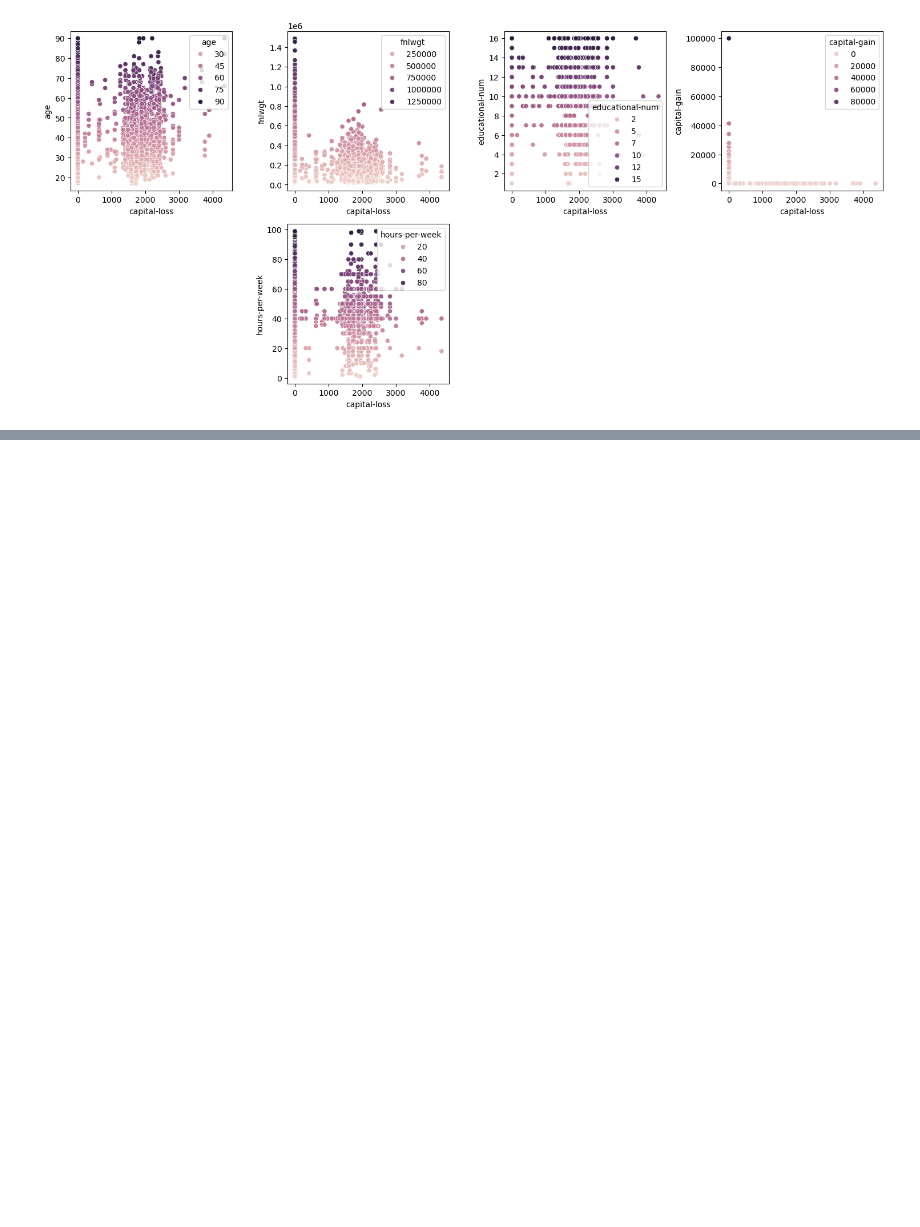
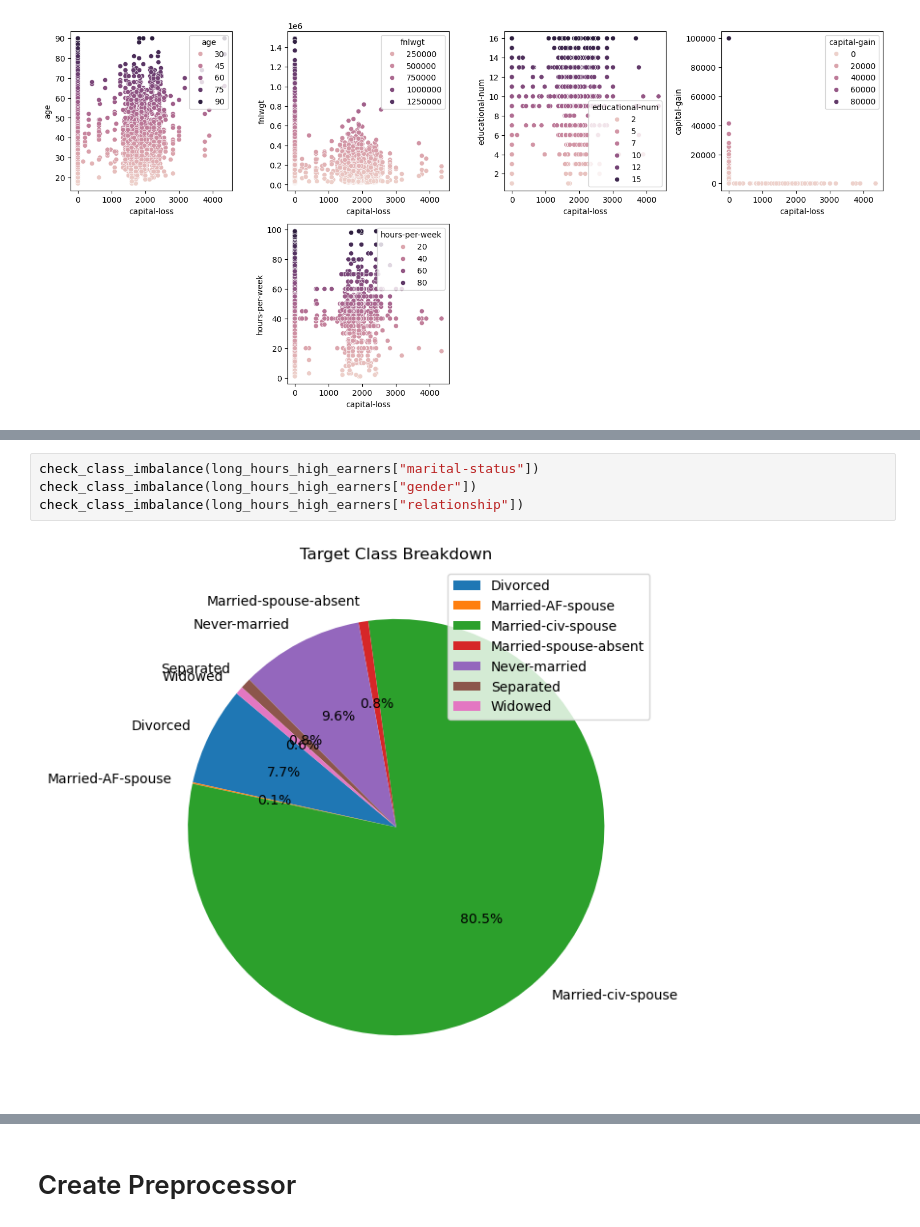
Before and after one commit to MaukanMir/Income-Prediction-Classification, a Jupyter notebook: training.ipynb, the cells around one changed output, grey strips where cells are left out. Drawn from its saved outputs; the diff is of its cells as text; blank space fills up the shorter version.

```diff
--- a/training.ipynb
+++ b/training.ipynb
@@ -347,0 +576,6 @@ scatter_plot(df, numerical_types.columns, "capital-loss")
+# %%
+check_class_imbalance(long_hours_high_earners["marital-status"])
+check_class_imbalance(long_hours_high_earners["gender"])
+check_class_imbalance(long_hours_high_earners["relationship"])
+# %% [output]
+[figure, added]
@@ -347,0 +587,2 @@ scatter_plot(df, numerical_types.columns, "capital-loss")
+# %% [markdown]
+# Create Preprocessor
```
Also changed, not shown: parts of 7 cells of this notebook.
